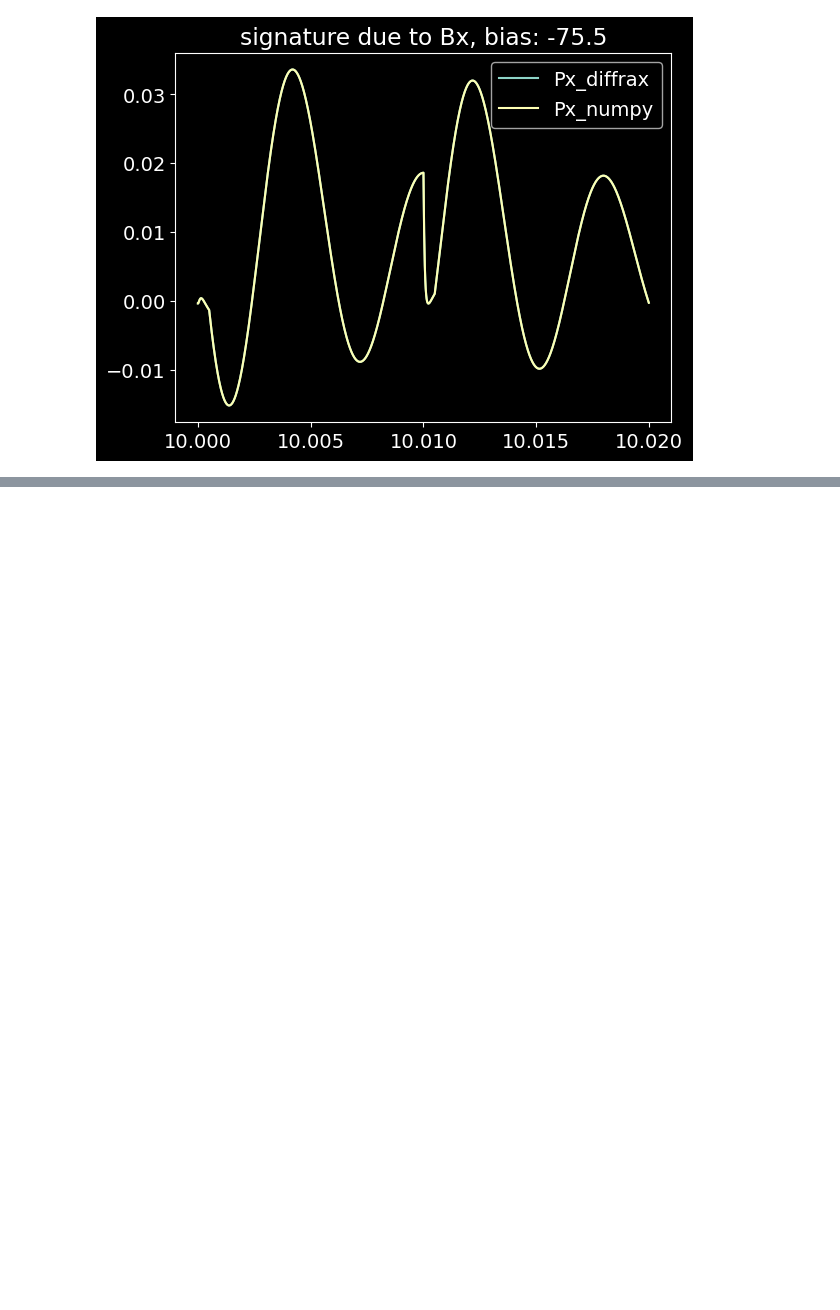
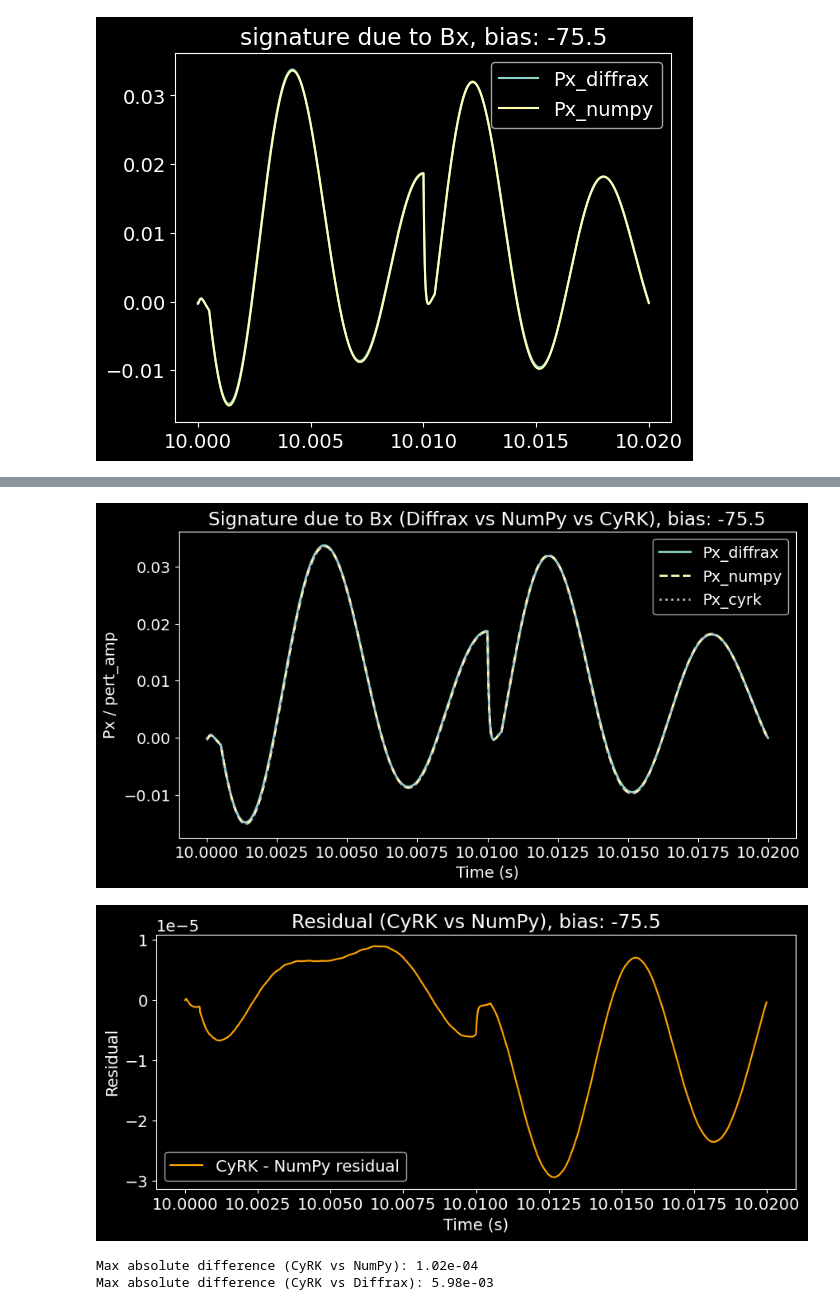
Before and after one commit to morgatron/spylind, a Jupyter notebook: examples/panco_sim.ipynb, the cells around one changed output, grey strips where cells are left out. Saved outputs shown, nothing was run; the diff lists cells and outputs as text; code cells hidden in the pictures; blank space fills up the shorter version.

Commit message:
docs(examples): add CyRK comparison section with benchmark and plots to panco_sim notebook

```diff
--- a/examples/panco_sim.ipynb
+++ b/examples/panco_sim.ipynb
@@ -190,0 +204,32 @@ Text(0.5, 1.0, 'signature due to Bx, bias: -75.5')
+# %%
+bias_ind = (-bias_ax).searchsorted(75)
+bias_actual = bias_ax[bias_ind]
+
+plt.figure(figsize=(10, 5))
+plt.plot(tSteps[endSlc], res_bx[endSlc, 0, bias_ind] / pert_amp, label='Px_diffrax', lw=2)
+plt.plot(tSteps[endSlc], res_bx_np[endSlc, 0, bias_ind] / pert_amp, '--', label='Px_numpy', lw=2)
+plt.plot(tSteps[endSlc], res_bx_cyrk[endSlc, 0, bias_ind] / pert_amp, ':', label='Px_cyrk', lw=2)
+
+plt.legend()
+plt.title(f'Signature due to Bx (Diffrax vs NumPy vs CyRK), bias: {bias_actual:.1f}')
+plt.xlabel('Time (s)')
+plt.ylabel('Px / pert_amp')
+plt.show()
+
+# Plot difference between CyRK and NumPy
+plt.figure(figsize=(10, 4))
+diff_cyrk_np = (res_bx_cyrk[endSlc, 0, bias_ind] - res_bx_np[endSlc, 0, bias_ind]) / pert_amp
+plt.plot(tSteps[endSlc], diff_cyrk_np, label='CyRK - NumPy residual', color='orange')
+plt.legend()
+plt.title(f'Residual (CyRK vs NumPy), bias: {bias_actual:.1f}')
+plt.xlabel('Time (s)')
+plt.ylabel('Residual')
+plt.show()
+
+print(f"Max absolute difference (CyRK vs NumPy): {np.max(np.abs(res_bx_cyrk - res_bx_np)):.2e}")
+print(f"Max absolute difference (CyRK vs Diffrax): {np.max(np.abs(res_bx_cyrk - res_bx)):.2e}")
+# %% [output]
+[figure, added]
+[figure, added]
+Max absolute difference (CyRK vs NumPy): 1.02e-04
+Max absolute difference (CyRK vs Diffrax): 5.98e-03
```
Also changed, not shown: parts of 4 cells of this notebook.
